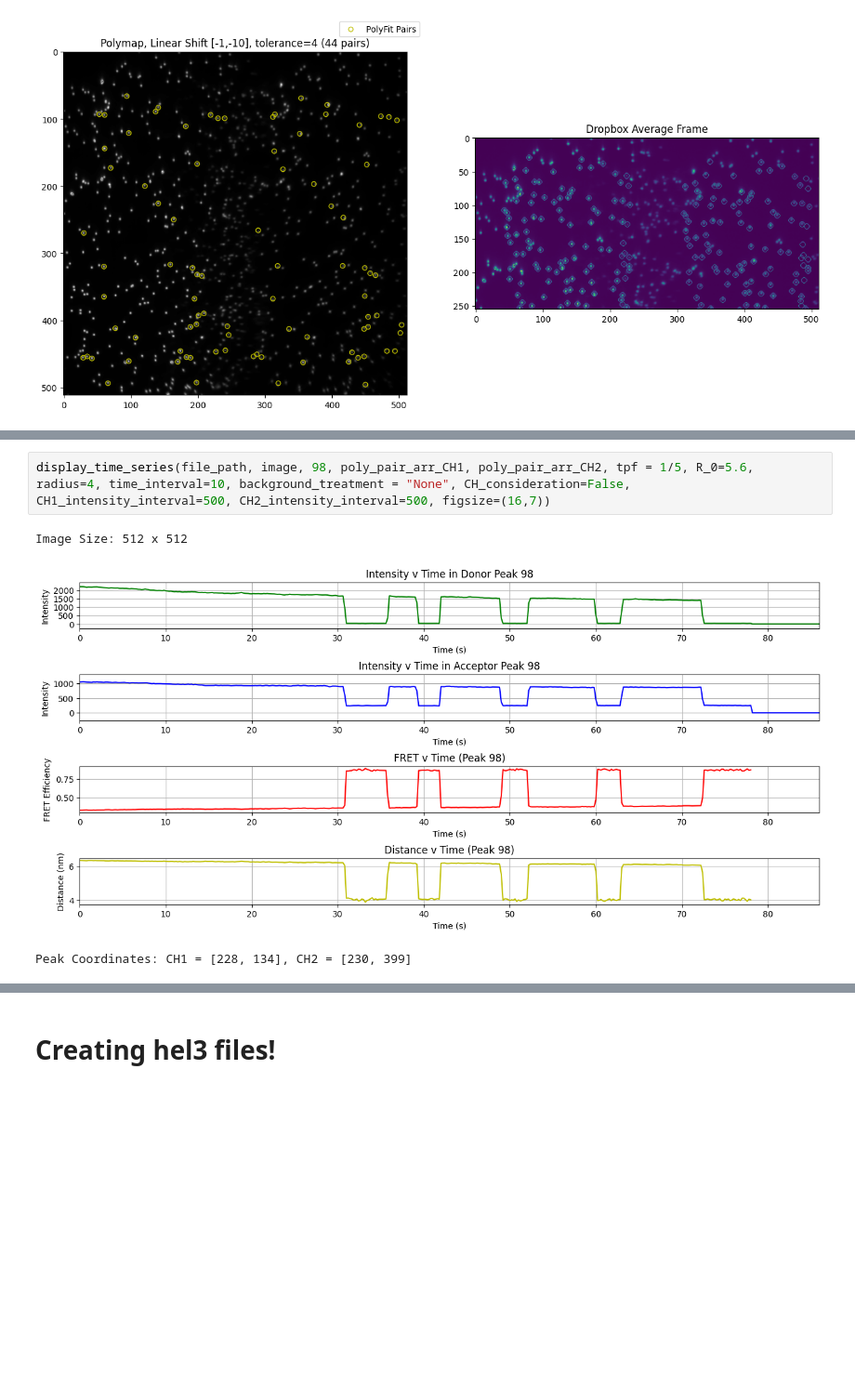
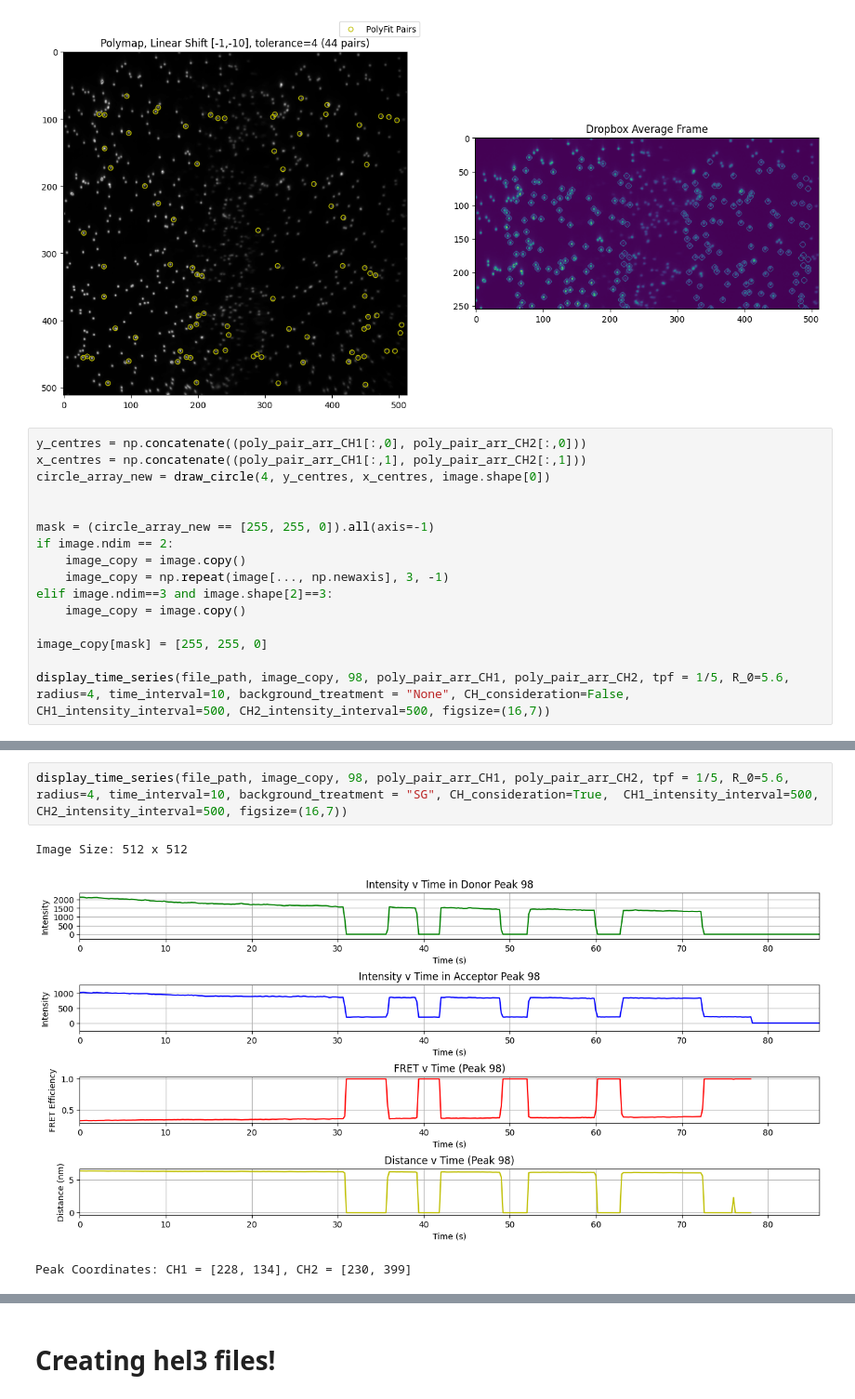
Before and after one commit to ljhason/smImaging-Exploration, a Jupyter notebook: Benchmarking/No_background.ipynb, the cells around one changed output, grey strips where cells are left out. Shown at 93% size. Cells and saved outputs as stored; diff of their text form; blank space fills up the shorter version.

```diff
--- a/Benchmarking/No_background.ipynb
+++ b/Benchmarking/No_background.ipynb
@@ -254,3 +254,19 @@ axes[1].set_title("Dropbox Average Frame")
 plt.show()
 # %% [output]
 [figure]
+# %%
+y_centres = np.concatenate((poly_pair_arr_CH1[:,0], poly_pair_arr_CH2[:,0]))
+x_centres = np.concatenate((poly_pair_arr_CH1[:,1], poly_pair_arr_CH2[:,1]))
+circle_array_new = draw_circle(4, y_centres, x_centres, image.shape[0])
+
+
+mask = (circle_array_new == [255, 255, 0]).all(axis=-1)
+if image.ndim == 2:
+    image_copy = image.copy()
+    image_copy = np.repeat(image[..., np.newaxis], 3, -1)
+elif image.ndim==3 and image.shape[2]==3:
+    image_copy = image.copy()
+
+image_copy[mask] = [255, 255, 0]
+
+display_time_series(file_path, image_copy, 98, poly_pair_arr_CH1, poly_pair_arr_CH2, tpf = 1/5, R_0=5.6, radius=4, time_interval=10, background_treatment = "None", CH_consideration=False,  CH1_intensity_interval=500, CH2_intensity_interval=500, figsize=(16,7))
@@ -257,6 +277,6 @@ plt.show()
 # %%
-display_time_series(file_path, image, 98, poly_pair_arr_CH1, poly_pair_arr_CH2, tpf = 1/5, R_0=5.6, radius=4, time_interval=10, background_treatment = "None", CH_consideration=False,  CH1_intensity_interval=500, CH2_intensity_interval=500, figsize=(16,7))
+display_time_series(file_path, image_copy, 98, poly_pair_arr_CH1, poly_pair_arr_CH2, tpf = 1/5, R_0=5.6, radius=4, time_interval=10, background_treatment = "SG", CH_consideration=True,  CH1_intensity_interval=500, CH2_intensity_interval=500, figsize=(16,7))
 # %% [output]
 Image Size: 512 x 512
-[figure, old version]
+[figure, new version]
 Peak Coordinates: CH1 = [228, 134], CH2 = [230, 399]
```
Also changed, not shown: parts of 3 cells of this notebook, 2 other files.
